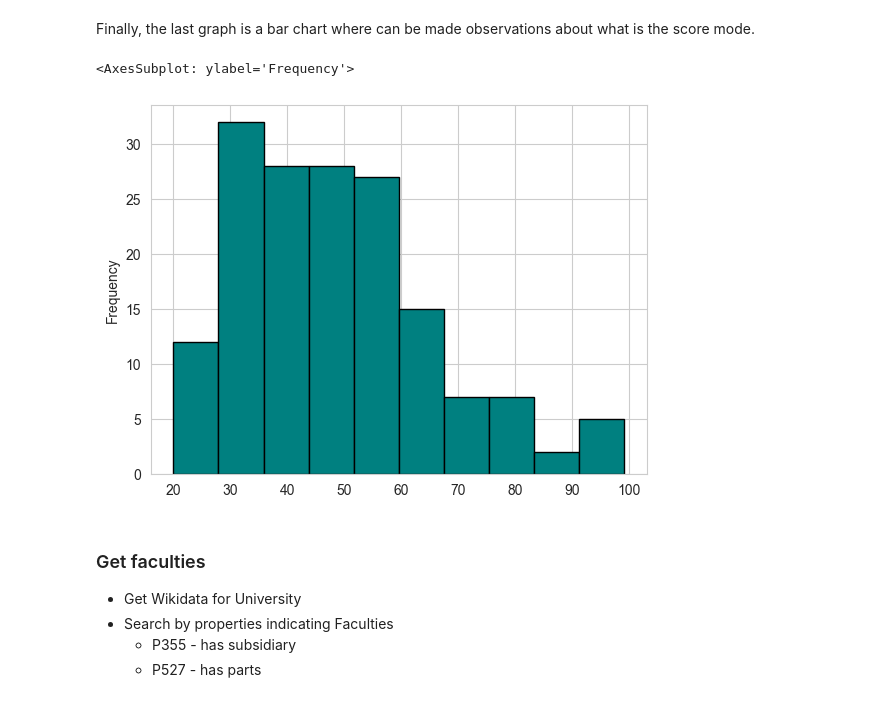
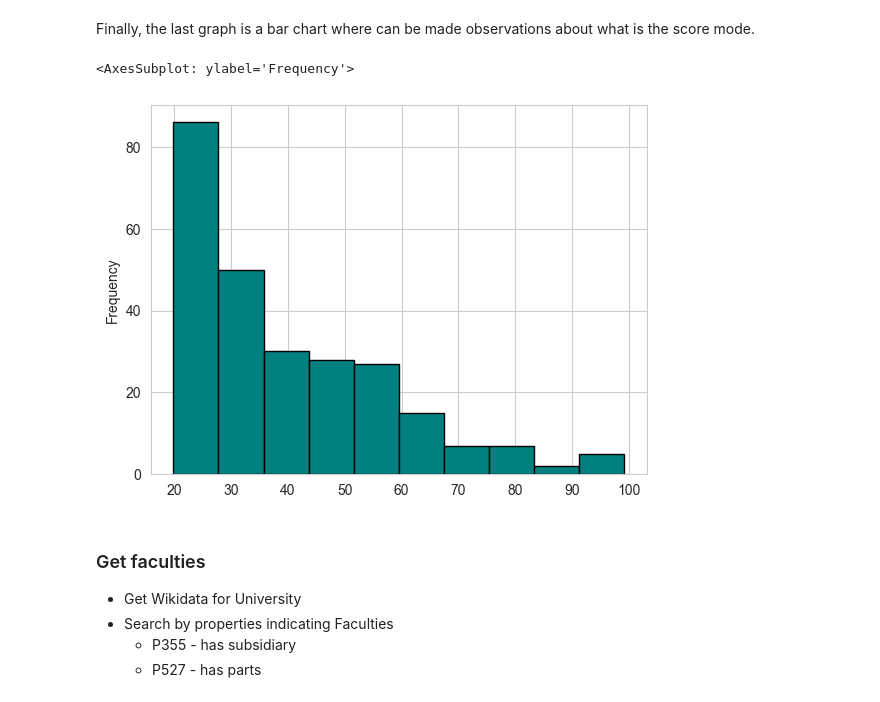
Before and after one commit to ikirovska/PRI-project, a Jupyter notebook: milestone_1/scripts/main.ipynb, the cells around one changed output. Drawn from its saved outputs; the diff is of its cells as text; code cells hidden in the pictures.

```diff
--- a/milestone_1/scripts/main.ipynb
+++ b/milestone_1/scripts/main.ipynb
@@ -710,14 +710,14 @@ plt.show()
 Finally, the last graph is a bar chart where can be made observations about what is the score mode.
 # %%
 import pandas as pd
-df = pd.read_csv("../datasets/06_Universities_ranking_filtered_with_coordinates.csv")
+df = pd.read_csv("../datasets/05_Universities_ranking_filtered_cleaned.csv")
 
 filtered_values = df['Overall SCORE'][df['Overall SCORE'] != '-']
 filtered_values = pd.to_numeric(filtered_values, errors='coerce')
 filtered_values.plot(kind='hist', edgecolor='black', color='teal')
 # %% [output]
 <AxesSubplot: ylabel='Frequency'>
-[figure, old version]
+[figure, new version]
 # %% [markdown]
 ### Get faculties
 
```
Also changed, not shown: parts of 4 cells of this notebook, 5 other files.
